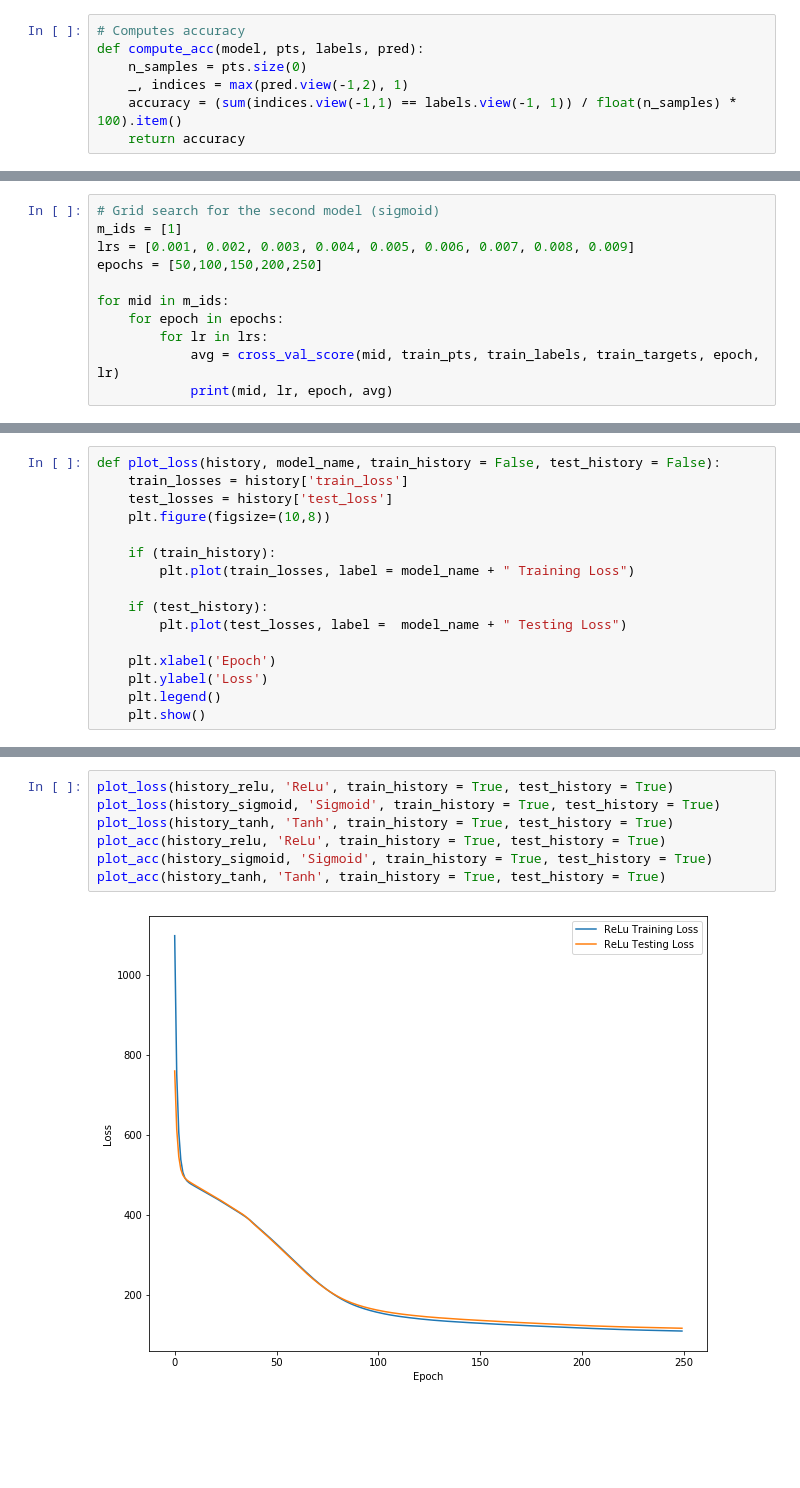
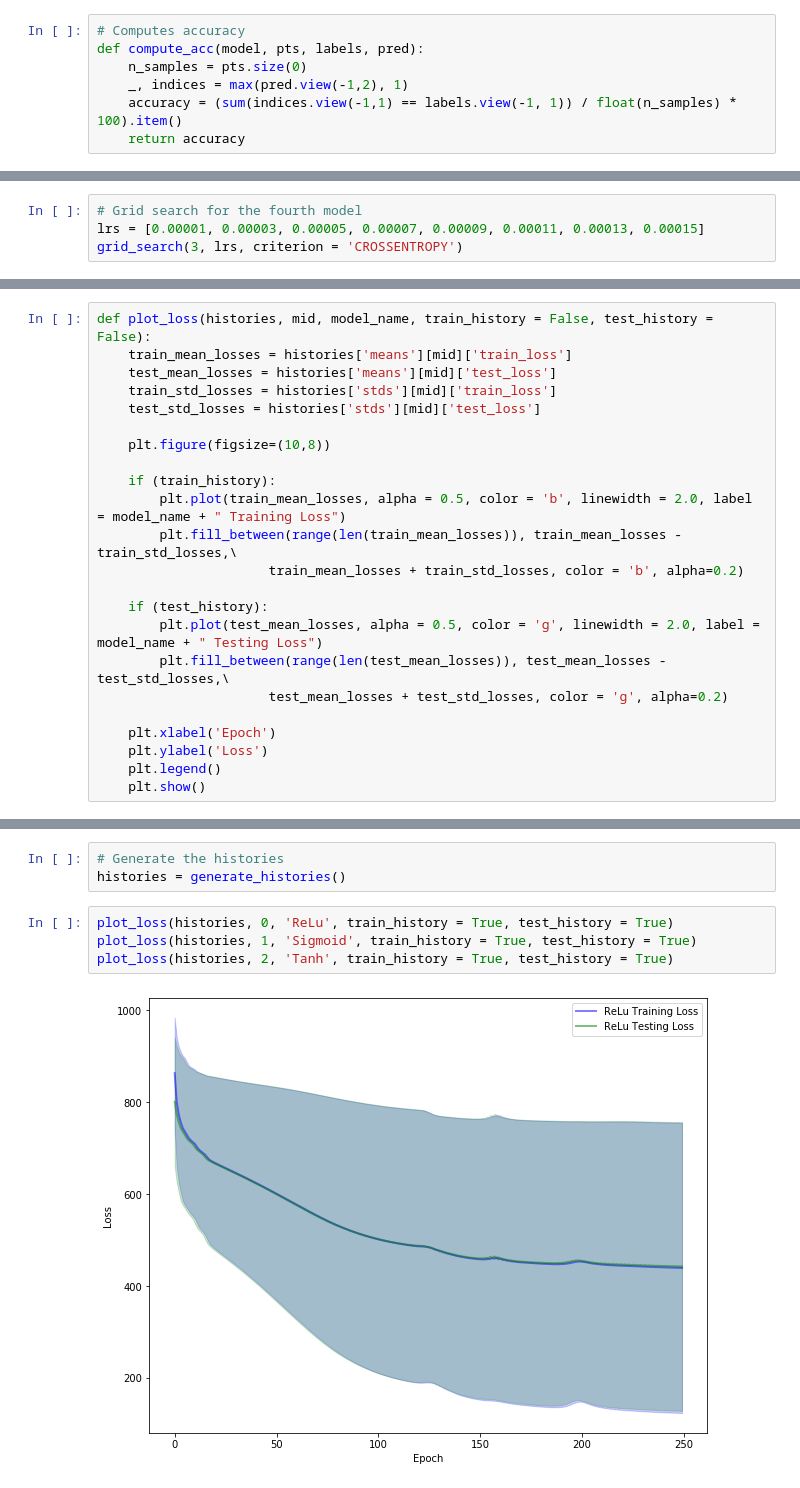
Before and after one commit to Laragervaise/Deep-Learning, a Jupyter notebook: proj2.ipynb, the cells around one changed output, grey strips where cells are left out. Cells and saved outputs as stored; diff of their text form; blank space fills up the shorter version.

```diff
--- a/proj2.ipynb
+++ b/proj2.ipynb
@@ -409,11 +430,0 @@ for mid in m_ids:
-# %%
-# Grid search for the second model (sigmoid)
-m_ids = [1]
-lrs = [0.001, 0.002, 0.003, 0.004, 0.005, 0.006, 0.007, 0.008, 0.009]
-epochs = [50,100,150,200,250]
-
-for mid in m_ids:
-    for epoch in epochs:
-        for lr in lrs:
-            avg = cross_val_score(mid, train_pts, train_labels, train_targets, epoch, lr)
-            print(mid, lr, epoch, avg)
@@ -475,0 +498,4 @@ print(acc_tanh)
+# %%
+# Grid search for the fourth model
+lrs = [0.00001, 0.00003, 0.00005, 0.00007, 0.00009, 0.00011, 0.00013, 0.00015]
+grid_search(3, lrs, criterion = 'CROSSENTROPY')
@@ -478,14 +557,21 @@ print(acc_tanh)
 # %%
-def plot_loss(history, model_name, train_history = False, test_history = False):
-    train_losses = history['train_loss']
-    test_losses = history['test_loss']
+def plot_loss(histories, mid, model_name, train_history = False, test_history = False):
+    train_mean_losses = histories['means'][mid]['train_loss']
+    test_mean_losses = histories['means'][mid]['test_loss']
+    train_std_losses = histories['stds'][mid]['train_loss']
+    test_std_losses = histories['stds'][mid]['test_loss']
+
     plt.figure(figsize=(10,8))
 
     if (train_history):
-        plt.plot(train_losses, label = model_name + " Training Loss")
+        plt.plot(train_mean_losses, alpha = 0.5, color = 'b', linewidth = 2.0, label = model_name + " Training Loss")
+        plt.fill_between(range(len(train_mean_losses)), train_mean_losses - train_std_losses,\
+                      train_mean_losses + train_std_losses, color = 'b', alpha=0.2)
 
     if (test_history):
-        plt.plot(test_losses, label =  model_name + " Testing Loss")
+        plt.plot(test_mean_losses, alpha = 0.5, color = 'g', linewidth = 2.0, label = model_name + " Testing Loss")
+        plt.fill_between(range(len(test_mean_losses)), test_mean_losses - test_std_losses,\
+                      test_mean_losses + test_std_losses, color = 'g', alpha=0.2)
 
     plt.xlabel('Epoch')
     plt.ylabel('Loss')
@@ -507,12 +599,12 @@ def plot_acc(history, model_name, train_history = False, test_history = False):
     plt.ylabel('Accuracy')
     plt.legend()
     plt.show()
+# %%
+# Generate the histories
+histories = generate_histories()
 # %%
-plot_loss(history_relu, 'ReLu', train_history = True, test_history = True)
-plot_loss(history_sigmoid, 'Sigmoid', train_history = True, test_history = True)
-plot_loss(history_tanh, 'Tanh', train_history = True, test_history = True)
-plot_acc(history_relu, 'ReLu', train_history = True, test_history = True)
-plot_acc(history_sigmoid, 'Sigmoid', train_history = True, test_history = True)
-plot_acc(history_tanh, 'Tanh', train_history = True, test_history = True)
+plot_loss(histories, 0, 'ReLu', train_history = True, test_history = True)
+plot_loss(histories, 1, 'Sigmoid', train_history = True, test_history = True)
+plot_loss(histories, 2, 'Tanh', train_history = True, test_history = True)
 # %% [output]
-[figure, old version]
+[figure, new version]
```
Also changed, not shown: parts of 27 cells of this notebook.
